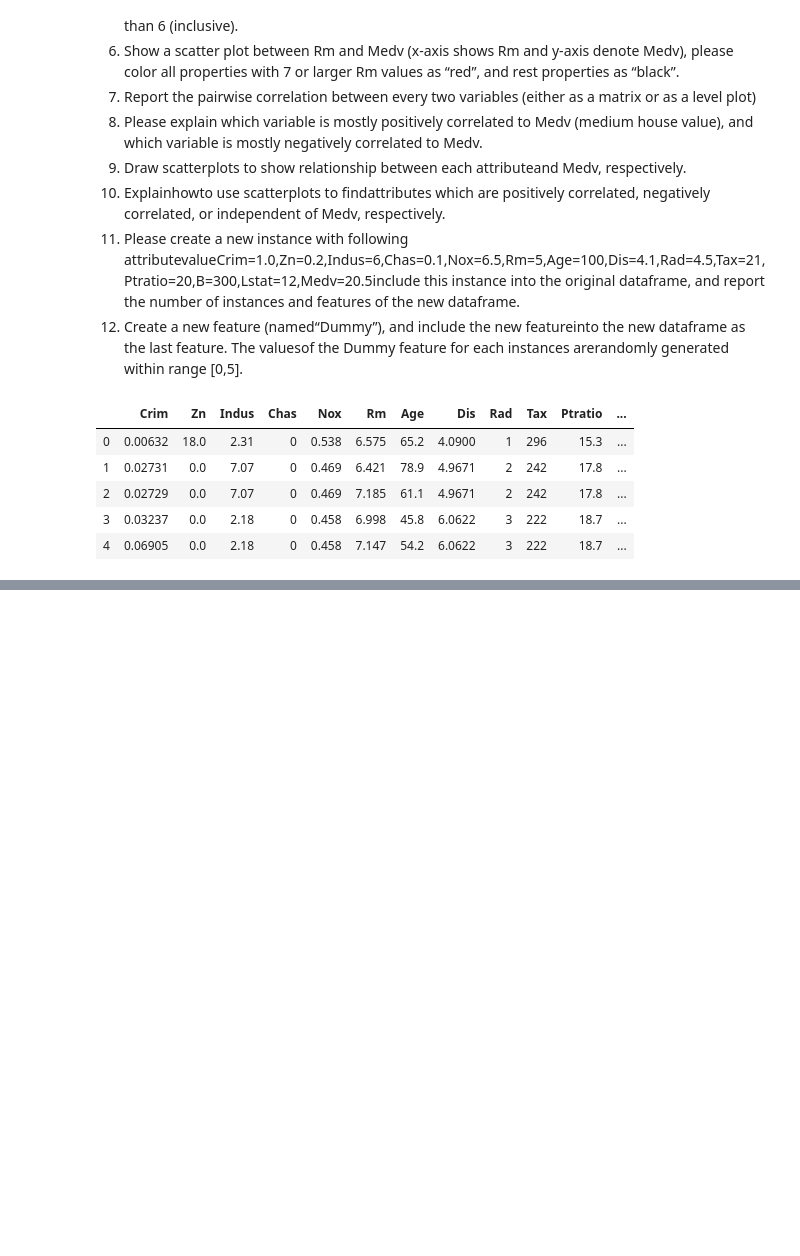
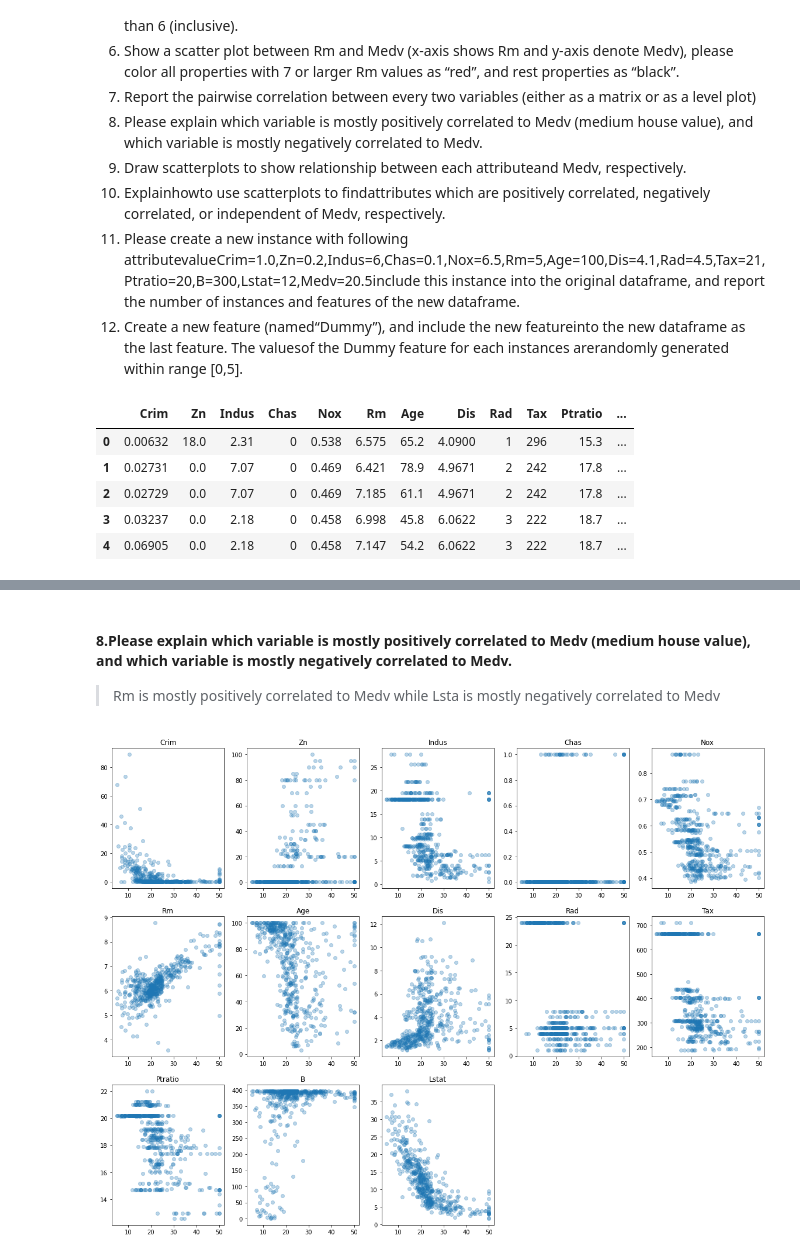
Before and after one commit to HsinTingHo/CAP6619-Deep-Learning, a Jupyter notebook: Assignment1/Assignment1.ipynb, the cells around one changed output, grey strips where cells are left out. Drawn from its saved outputs; the diff is of its cells as text; code cells hidden in the pictures; blank space fills up the shorter version.

```diff
--- a/Assignment1/Assignment1.ipynb
+++ b/Assignment1/Assignment1.ipynb
@@ -144,0 +173,13 @@ IndexError: Item wrong length 1 instead of 506.
+# %% [markdown]
+#### 8.Please explain which variable is mostly positively correlated to Medv (medium house value), and which variable is mostly negatively correlated to Medv.
+> Rm is mostly positively correlated to Medv while Lsta is mostly negatively correlated to Medv
+# %%
+#9.Draw scatterplots to show relationship between each attributeand Medv, respectively.
+x = data['Medv']
+plt.figure(figsize=(20,15))
+for index, att in enumerate(data.columns):
+    if att != 'Medv':
+        plt.subplot(3,5,index+1).title.set_text(att)
+        plt.scatter(x, data[att], alpha=0.3)
+# %% [output]
+[figure, added]
```
Also changed, not shown: parts of 13 cells of this notebook, 2 other files.
